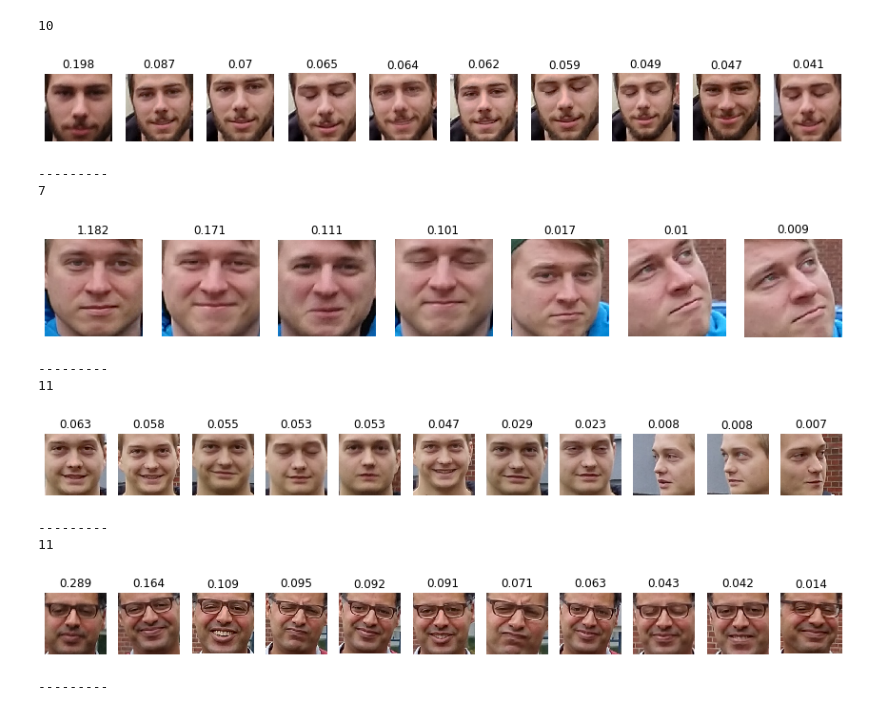
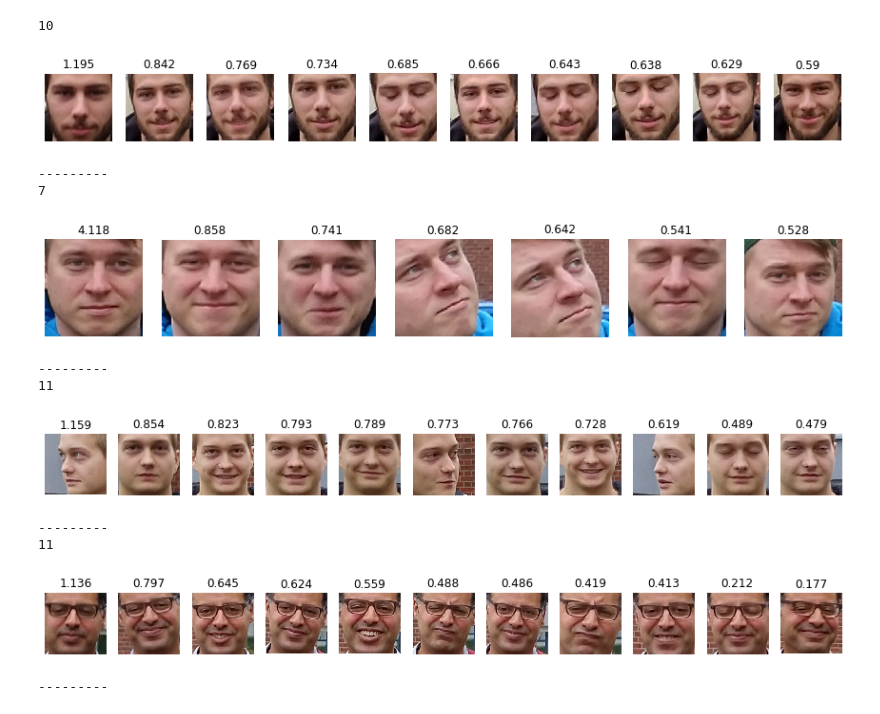
Before and after one commit to uol-mediaprocessing-201920/group-projects-group-photo, a Jupyter notebook: prototype.ipynb, the cells around one changed output. Drawn from its saved outputs; the diff is of its cells as text; code cells hidden in the pictures.

```diff
--- a/prototype.ipynb
+++ b/prototype.ipynb
@@ -76,7 +71,7 @@ class Face:
   def show(self):
     cv2_imshow(self.picture_data)
 
-  def calc_eye_aspect_ratio(self):
+  def calc_score_eyes(self):
     # compute the euclidean distances between the two sets of
     # vertical eye landmarks (x, y)-coordinates
     landmarks = shape_to_np(self.landmarks)
@@ -101,10 +96,31 @@ class Face:
     self.score_eyes = (eyes_score[0]+eyes_score[1])/2.0
 
 
+  def calc_score_orientation(self):
+    nparray = shape_to_np(landmarks)
+    #red = (255, 0, 0)
+    #for x in range(len(nparray)):
+      #cv2.circle(picture, (nparray[x][0],nparray[x][1]), 3, red, -1)
+    # 2, 30 , 14
+    dist1 = calculateDistance(nparray[2][0],nparray[2][1],nparray[30][0],nparray[30][1])
+    dist2 = calculateDistance(nparray[14][0],nparray[14][1],nparray[30][0],nparray[30][1])
+    distRatio = abs(dist2 - dist1)
+
+    self.score_orientation = 1 / distRatio
+
+  def calc_score_mouth(self):
+    self.score_mouth = 0 #TODO
+
+  def calc_scores(self):
+    self.calc_score_orientation()
+    self.calc_score_eyes()
+    self.calc_score_mouth()
+
+    self.calc_score_all()
+
   # sets and return score_all, parameters are for weighting the scores
-  def scoreAll(self, w1 = 3, w2 = 2, w3 = 1):
+  def calc_score_all(self, w1 = 3, w2 = 2, w3 = 1):
     self.score_all = self.score_orientation * w1 + self.score_eyes * w2 + self.score_mouth * w3
-    return self.score_all
 
 # return the face given a picture and the coords of the face
 def extractFace(pic, coords):
@@ -153,54 +169,42 @@ for pic_idx, picture in enumerate(dlib_pictures):
   # get landmarks of each face
   # get id for each face
   for k,d in enumerate(faces):
     landmarks = face_landmarks(picture,d)
     face_id = face_recognition.compute_face_descriptor(picture,landmarks)
 
     # check if person is already in persons list
     person = next((person for person in persons if person.faceVectorMatches(face_id)), None)
     if person is None:
       person = Person(face_id)
       persons.append(person)
 
-    nparray = shape_to_np(landmarks)
-    red = (255, 0, 0)
-    #for x in range(len(nparray)):
-      #cv2.circle(picture, (nparray[x][0],nparray[x][1]), 3, red, -1)
-    # 2, 30 , 14
-    dist1 = calculateDistance(nparray[2][0],nparray[2][1],nparray[30][0],nparray[30][1])
-    dist2 = calculateDistance(nparray[14][0],nparray[14][1],nparray[30][0],nparray[30][1])
-    distRatio = abs(dist2 - dist1)
-
-
-
     face = Face(extractFace(picture, d), pic_idx, landmarks)
-    face.calc_eye_aspect_ratio()
-    face.score_orientation = 1 / distRatio
+    face.calc_scores()
     person.faces.append(face)
 
 # Output plots
 for person in persons:
   print(len(person.faces))
-  person.faces.sort(key=lambda face:face.score_orientation,reverse=True)
+  person.faces.sort(key=lambda face:face.score_all,reverse=True)
 
   fig, ax = plt.subplots(nrows=1,ncols=len(person.faces),figsize=(15,15))
   for i,a in enumerate(ax):
     a.imshow(person.faces[i].picture_data)
-    a.set_title(str(round(person.faces[i].score_orientation,3)))
+    a.set_title(str(round(person.faces[i].score_all,3)))
     a.axis("off")
 
   plt.show()
   print("---------")
 # %% [output]
 10
-[figure, old version]
+[figure, new version]
 ---------
 7
-[figure, old version]
+[figure, new version]
 ---------
 11
-[figure, old version]
+[figure, new version]
 ---------
 11
-[figure, old version]
+[figure, new version]
 ---------
```
Also changed, not shown: parts of 2 cells of this notebook.
